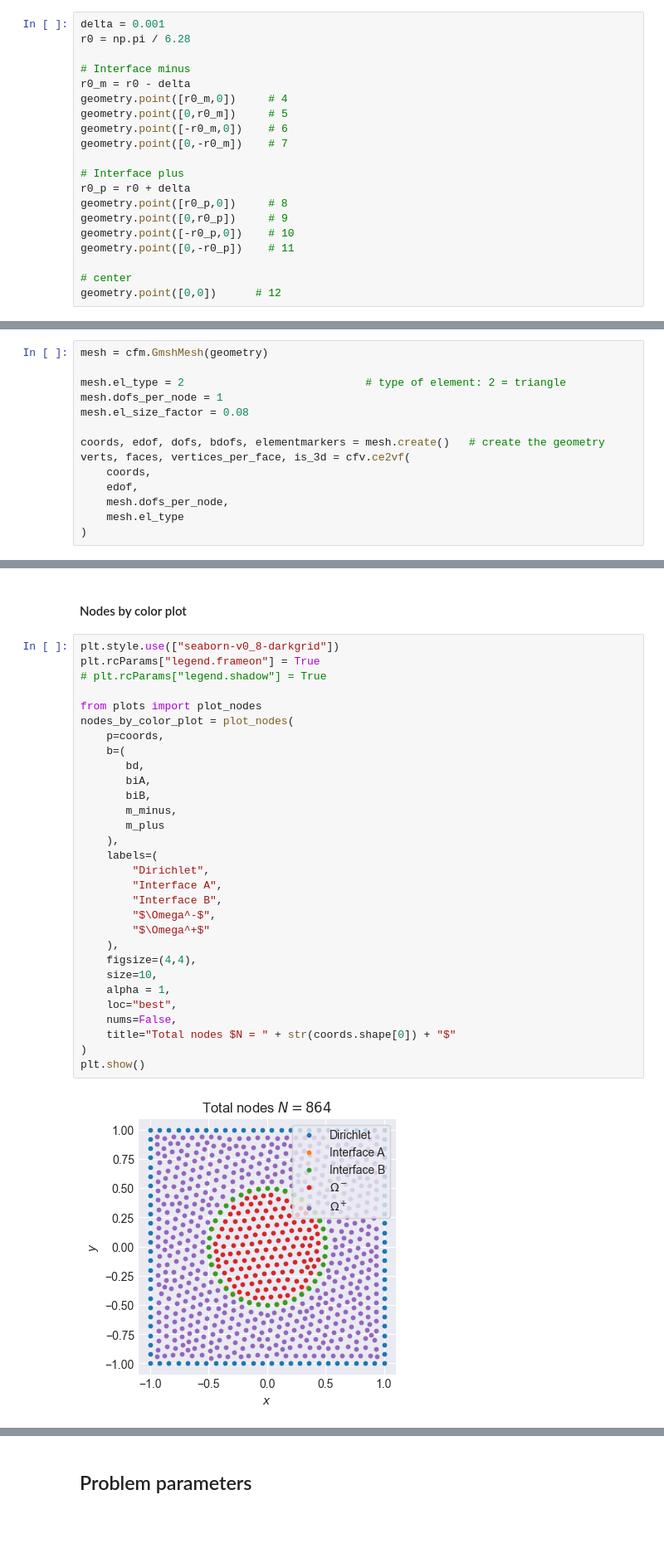
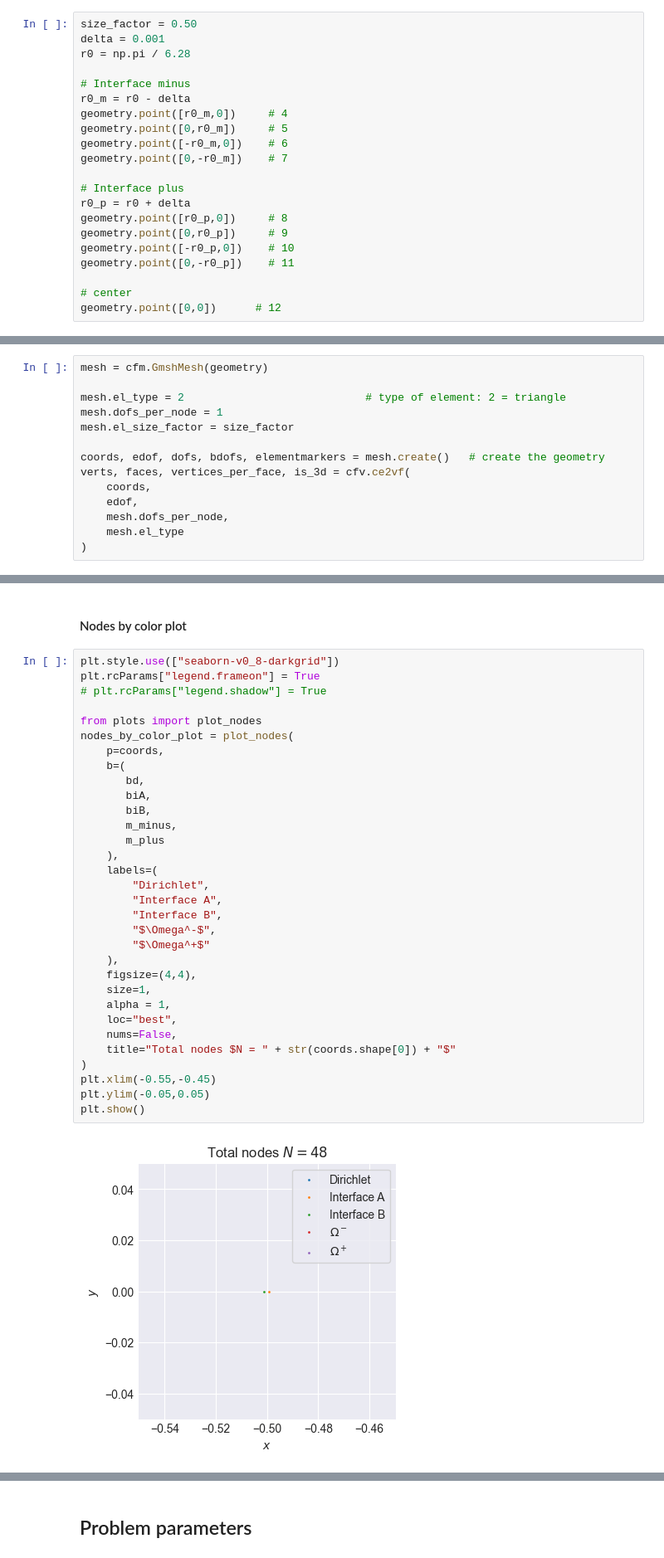
Before and after one commit to RicardoRG73/GFDM-Interfaces, a Jupyter notebook: ex02.ipynb, the cells around one changed output, grey strips where cells are left out. Shown: that part at 83% size. Drawn from its saved outputs; the diff is of its cells as text; blank space fills up the shorter version.

```diff
--- a/ex02.ipynb
+++ b/ex02.ipynb
@@ -54,6 +54,7 @@ geometry.point([-1,1])     # 3
 # %% [markdown]
 #### Circualr interface
 # %%
+size_factor = 0.50
 delta = 0.001
 r0 = np.pi / 6.28
 
@@ -124,7 +124,7 @@ mesh = cfm.GmshMesh(geometry)
 
 mesh.el_type = 2                            # type of element: 2 = triangle
 mesh.dofs_per_node = 1
-mesh.el_size_factor = 0.08
+mesh.el_size_factor = size_factor
 
 coords, edof, dofs, bdofs, elementmarkers = mesh.create()   # create the geometry
 verts, faces, vertices_per_face, is_3d = cfv.ce2vf(
@@ -170,35 +178,37 @@ m_plus = np.setdiff1d(m_plus,B)
 # %%
 plt.style.use(["seaborn-v0_8-darkgrid"])
 plt.rcParams["legend.frameon"] = True
 # plt.rcParams["legend.shadow"] = True
 
 from plots import plot_nodes
 nodes_by_color_plot = plot_nodes(
     p=coords,
     b=(
        bd,
        biA,
        biB,
        m_minus,
        m_plus
     ),
     labels=(
         "Dirichlet",
         "Interface A",
         "Interface B",
         "$\Omega^-$",
         "$\Omega^+$"
     ),
     figsize=(4,4),
-    size=10,
+    size=1,
     alpha = 1,
     loc="best",
     nums=False,
     title="Total nodes $N = " + str(coords.shape[0]) + "$"
 )
+plt.xlim(-0.55,-0.45)
+plt.ylim(-0.05,0.05)
 plt.show()
 # %% [output]
-[figure, old version]
+[figure, new version]
 # %%
 from plots import plot_normal_vectors
 plot_normal_vectors(biA, coords, figsize=(3,3))
```
Also changed, not shown: parts of 17 cells of this notebook, 4 other files.
